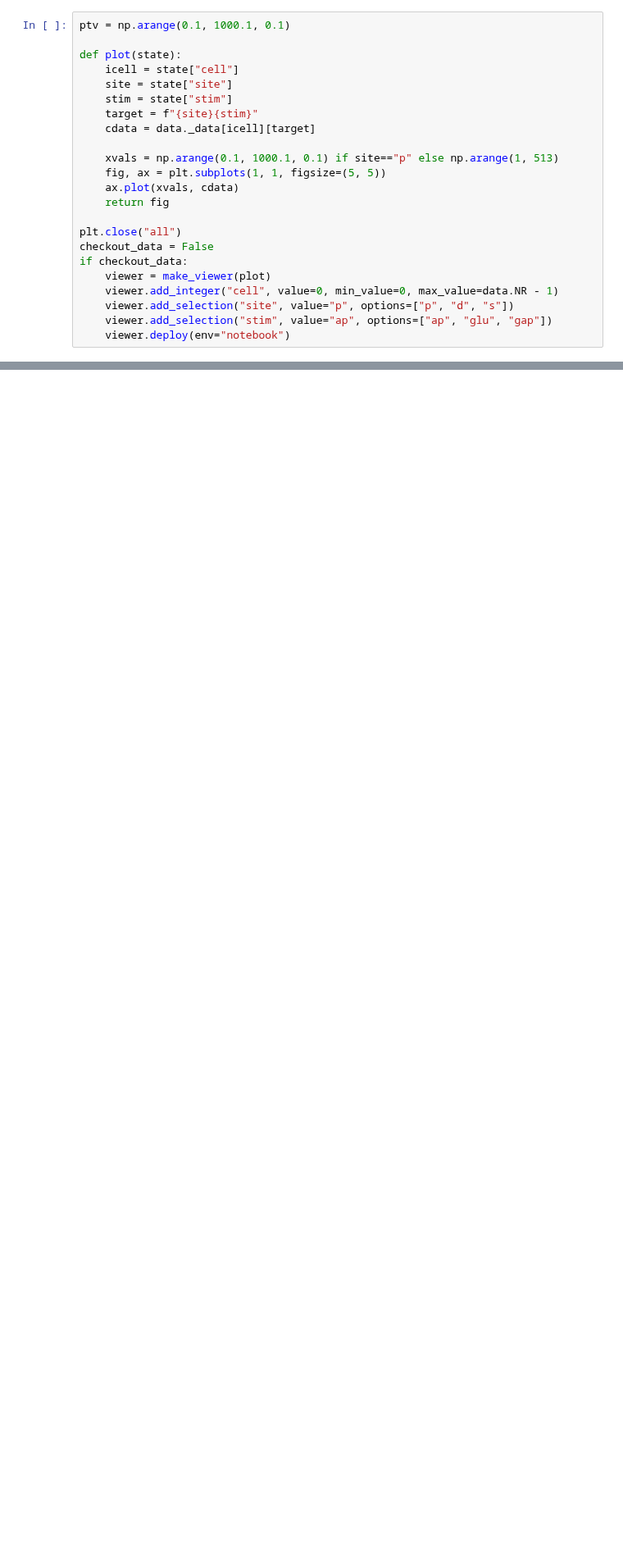
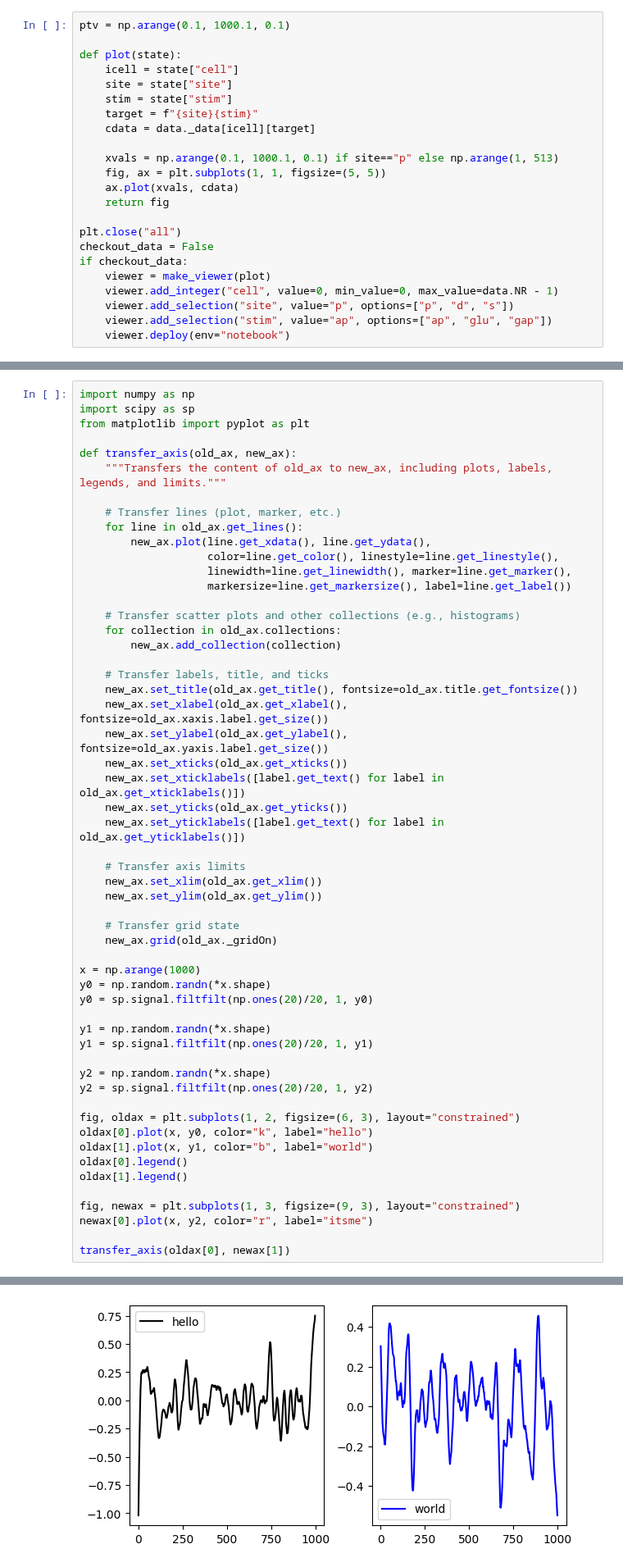
Before and after one commit to landoskape/plasticity-modeling, a Jupyter notebook: notebooks/explore_elife_data.ipynb, the cells around one changed output, grey strips where cells are left out. Shown at 82% size. Drawn from its saved outputs; the diff is of its cells as text; blank space fills up the shorter version.

```diff
--- a/notebooks/explore_elife_data.ipynb
+++ b/notebooks/explore_elife_data.ipynb
@@ -187,0 +167,56 @@ mcolors.CSS4_COLORS
+# %%
+import numpy as np
+import scipy as sp
+from matplotlib import pyplot as plt
+
+def transfer_axis(old_ax, new_ax):
+    """Transfers the content of old_ax to new_ax, including plots, labels, legends, and limits."""
+
+    # Transfer lines (plot, marker, etc.)
+    for line in old_ax.get_lines():
+        new_ax.plot(line.get_xdata(), line.get_ydata(),
+                    color=line.get_color(), linestyle=line.get_linestyle(),
+                    linewidth=line.get_linewidth(), marker=line.get_marker(),
+                    markersize=line.get_markersize(), label=line.get_label())
+
+    # Transfer scatter plots and other collections (e.g., histograms)
+    for collection in old_ax.collections:
+        new_ax.add_collection(collection)
+
+    # Transfer labels, title, and ticks
+    new_ax.set_title(old_ax.get_title(), fontsize=old_ax.title.get_fontsize())
+    new_ax.set_xlabel(old_ax.get_xlabel(), fontsize=old_ax.xaxis.label.get_size())
+    new_ax.set_ylabel(old_ax.get_ylabel(), fontsize=old_ax.yaxis.label.get_size())
+    new_ax.set_xticks(old_ax.get_xticks())
+    new_ax.set_xticklabels([label.get_text() for label in old_ax.get_xticklabels()])
+    new_ax.set_yticks(old_ax.get_yticks())
+    new_ax.set_yticklabels([label.get_text() for label in old_ax.get_yticklabels()])
+
+    # Transfer axis limits
+    new_ax.set_xlim(old_ax.get_xlim())
+    new_ax.set_ylim(old_ax.get_ylim())
+
+    # Transfer grid state
+    new_ax.grid(old_ax._gridOn)
+
+x = np.arange(1000)
+y0 = np.random.randn(*x.shape)
+y0 = sp.signal.filtfilt(np.ones(20)/20, 1, y0)
+
+y1 = np.random.randn(*x.shape)
+y1 = sp.signal.filtfilt(np.ones(20)/20, 1, y1)
+
+y2 = np.random.randn(*x.shape)
+y2 = sp.signal.filtfilt(np.ones(20)/20, 1, y2)
+
+fig, oldax = plt.subplots(1, 2, figsize=(6, 3), layout="constrained")
+oldax[0].plot(x, y0, color="k", label="hello")
+oldax[1].plot(x, y1, color="b", label="world")
+oldax[0].legend()
+oldax[1].legend()
+
+fig, newax = plt.subplots(1, 3, figsize=(9, 3), layout="constrained")
+newax[0].plot(x, y2, color="r", label="itsme")
+
+transfer_axis(oldax[0], newax[1])
+# %% [output]
@@ -187,0 +224 @@ mcolors.CSS4_COLORS
+[figure, added]
```
Also changed, not shown: parts of 5 cells of this notebook, 2 other files.
